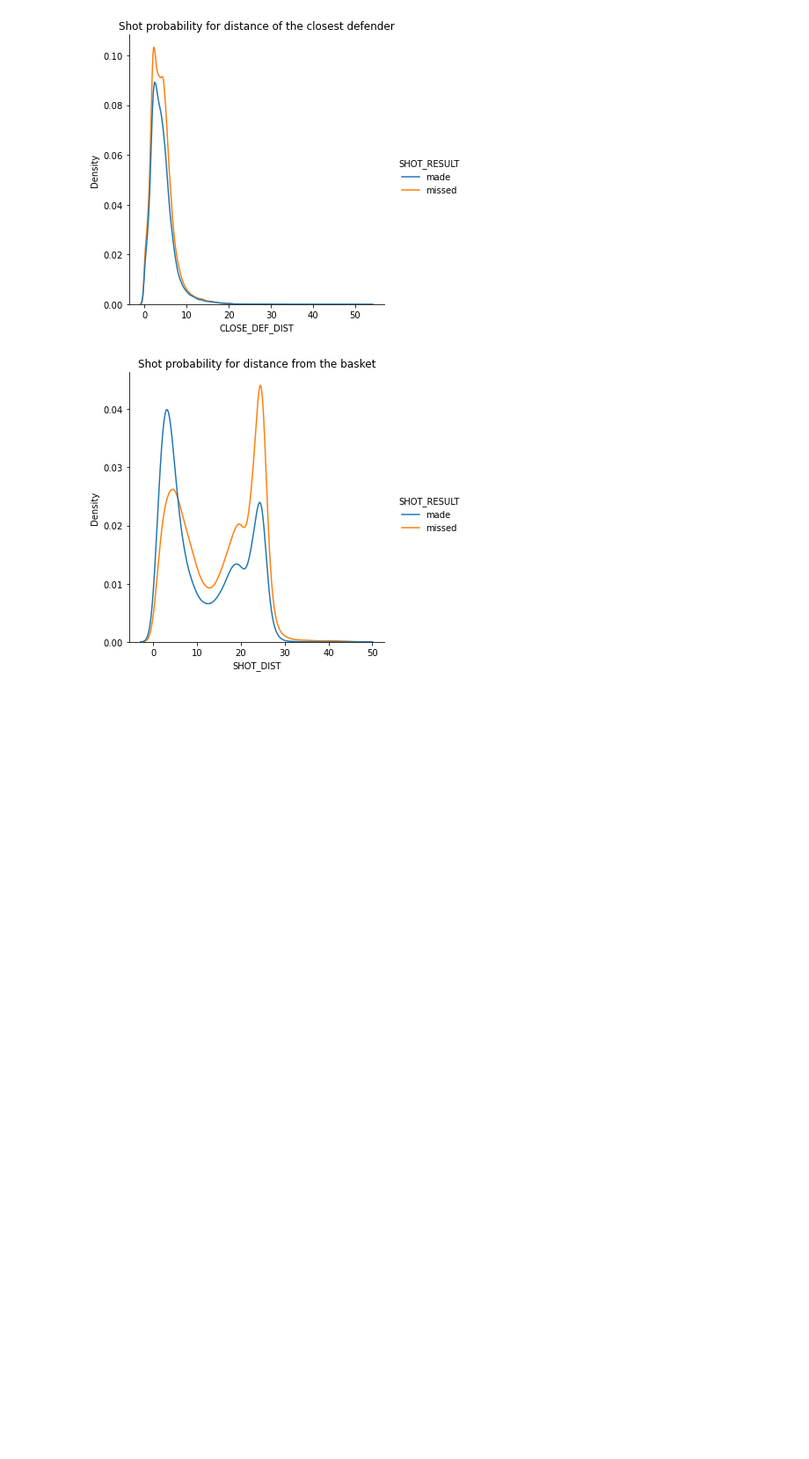
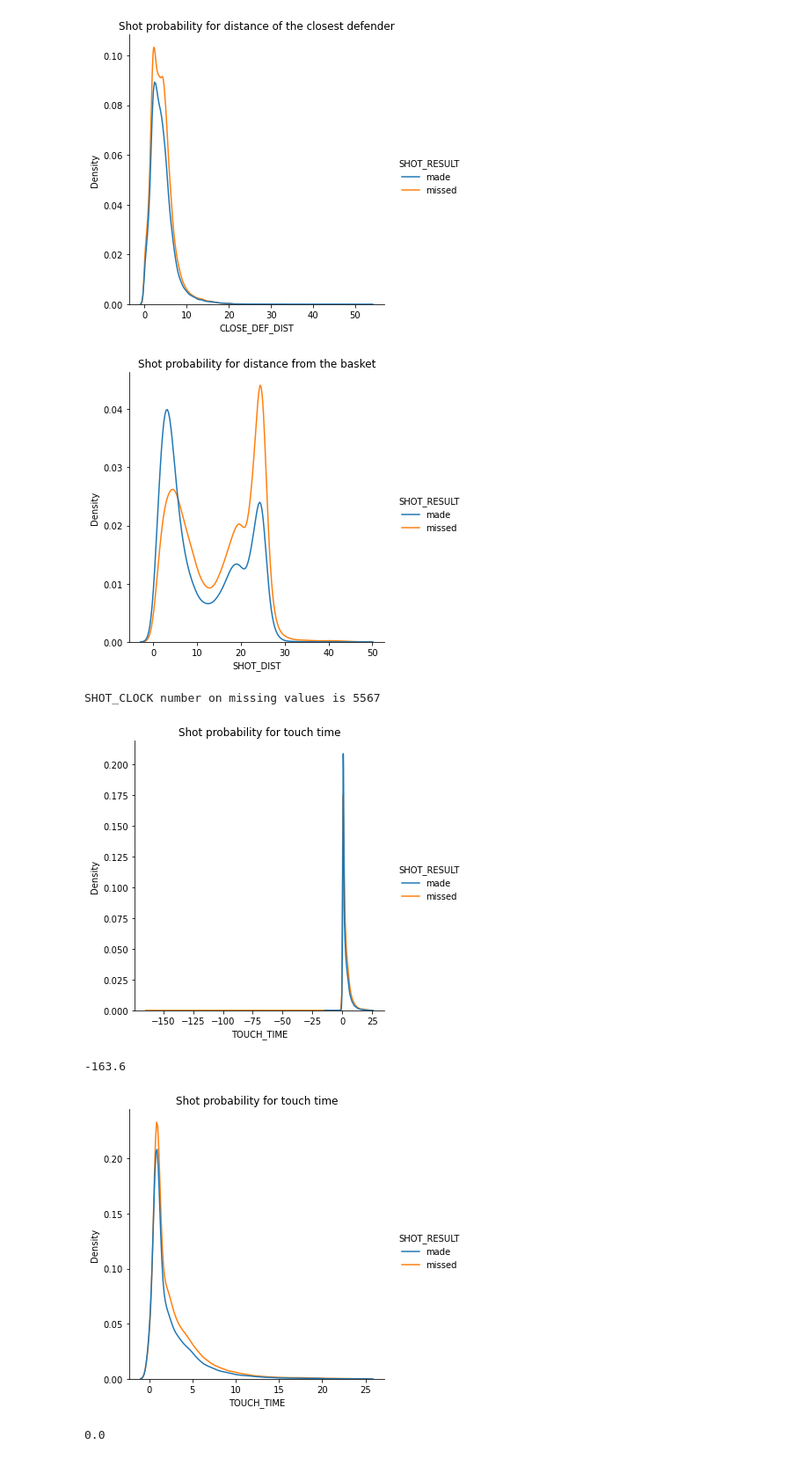
Before and after one commit to DarioD58/UZOP_project, a Jupyter notebook: predicting_shots.ipynb, the cells around one changed output. Shown at 88% size. Cells and saved outputs as stored; diff of their text form; code cells hidden in the pictures; blank space fills up the shorter version.

Commit message:
added data analysis and preprocessing

```diff
--- a/predicting_shots.ipynb
+++ b/predicting_shots.ipynb
@@ -6,6 +6,5 @@ import seaborn as sns
 # %%
 shots = pd.read_csv('shot_logs.csv')
 
-for i in range(5, len(shots.columns), 5):
-    print(shots.head().iloc[:, i-5:i])
+shots.head()
 # %% [output]
@@ -45,3 +34,42 @@ plt.show()
 # %% [output]
 [figure]
 [figure]
+# %%
+def check_missing_data(df: pd.DataFrame) -> None:
+    found = False
+    for _, column in enumerate(df):
+        if shots[column].isnull().any():
+            found = True
+            print(f"{column} number on missing values is {shots[column].isnull().sum()}")
+
+    if not(found):
+        print("There are no missing values in the dataset!")
+
+check_missing_data(shots)
+# %% [output]
+SHOT_CLOCK number on missing values is 5567
+# %%
+def change_values(column, final_val, is_column_name = True, condition = lambda x: pd.isnull(x), transformations = lambda x: x):
+    for i, elem in enumerate(shots[column]):
+        if condition(elem):
+            shots.loc[i, column] = (transformations(shots.loc[i, final_val]) if is_column_name else final_val)
+# %%
+f = sns.displot(data=shots, x="TOUCH_TIME", kind='kde', hue='SHOT_RESULT')
+
+plt.title("Shot probability for touch time")
+plt.show()
+
+print(shots['TOUCH_TIME'].min())
+change_values('TOUCH_TIME', 0, False, lambda x: x < 0)
+
+f = sns.displot(data=shots, x="TOUCH_TIME", kind='kde', hue='SHOT_RESULT')
+
+plt.title("Shot probability for touch time")
+plt.show()
+
+print(shots['TOUCH_TIME'].min())
+# %% [output]
+[figure, added]
+-163.6
+[figure, added]
+0.0
```
Also changed, not shown: parts of 8 cells of this notebook.
